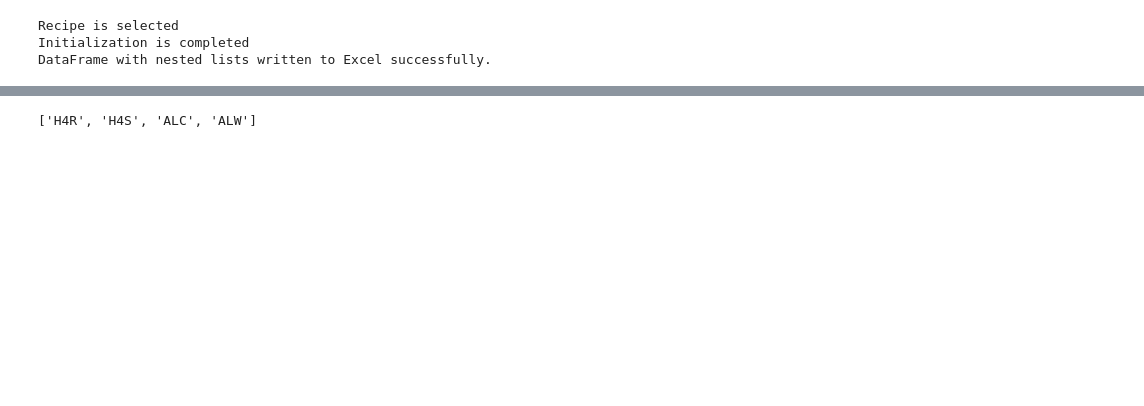
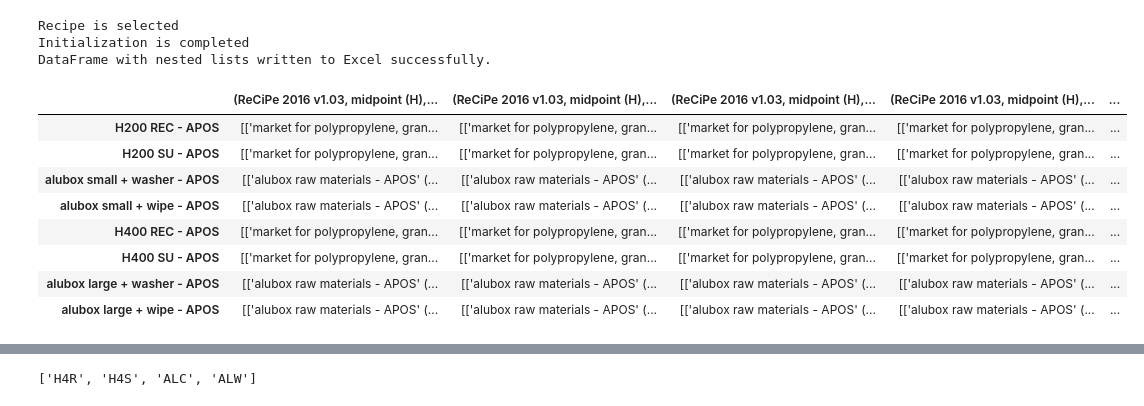
Before and after one commit to RuneWF/Single-use-vs-multi-use-in-health-care, a Jupyter notebook: Brighway/Ofir/Ofir.ipynb, the cells around one changed output, grey strips where cells are left out. Cells and saved outputs as stored; diff of their text form; code cells hidden in the pictures; blank space fills up the shorter version.

```diff
--- a/Brighway/Ofir/Ofir.ipynb
+++ b/Brighway/Ofir/Ofir.ipynb
@@ -116,6 +116,18 @@ if 'recipe' in lcia_method:
 else:
     df_res = df_rearranged
     plot_x_axis = plot_x_axis_all
+# %%
+df_res
+# %% [output]
+|  | (ReCiPe 2016 v1.03, midpoint (H),... | (ReCiPe 2016 v1.03, midpoint (H),... | (ReCiPe 2016 v1.03, midpoint (H),... | (ReCiPe 2016 v1.03, midpoint (H),... | ... |
+| H200 REC - APOS | [['market for polypropylene, gran... | [['market for polypropylene, gran... | [['market for polypropylene, gran... | [['market for polypropylene, gran... | ... |
+| H200 SU - APOS | [['market for polypropylene, gran... | [['market for polypropylene, gran... | [['market for polypropylene, gran... | [['market for polypropylene, gran... | ... |
+| alubox small + washer - APOS | [['alubox raw materials - APOS' (... | [['alubox raw materials - APOS' (... | [['alubox raw materials - APOS' (... | [['alubox raw materials - APOS' (... | ... |
+| alubox small + wipe - APOS | [['alubox raw materials - APOS' (... | [['alubox raw materials - APOS' (... | [['alubox raw materials - APOS' (... | [['alubox raw materials - APOS' (... | ... |
+| H400 REC - APOS | [['market for polypropylene, gran... | [['market for polypropylene, gran... | [['market for polypropylene, gran... | [['market for polypropylene, gran... | ... |
+| H400 SU - APOS | [['market for polypropylene, gran... | [['market for polypropylene, gran... | [['market for polypropylene, gran... | [['market for polypropylene, gran... | ... |
+| alubox large + washer - APOS | [['alubox raw materials - APOS' (... | [['alubox raw materials - APOS' (... | [['alubox raw materials - APOS' (... | [['alubox raw materials - APOS' (... | ... |
+| alubox large + wipe - APOS | [['alubox raw materials - APOS' (... | [['alubox raw materials - APOS' (... | [['alubox raw materials - APOS' (... | [['alubox raw materials - APOS' (... | ... |
 # %%
 df_tot, df_scaled = lc.dataframe_element_scaling(df_res)
 df_col = [df_res.columns[1]]
```
Also changed, not shown: parts of 11 cells of this notebook, 15 other files.
